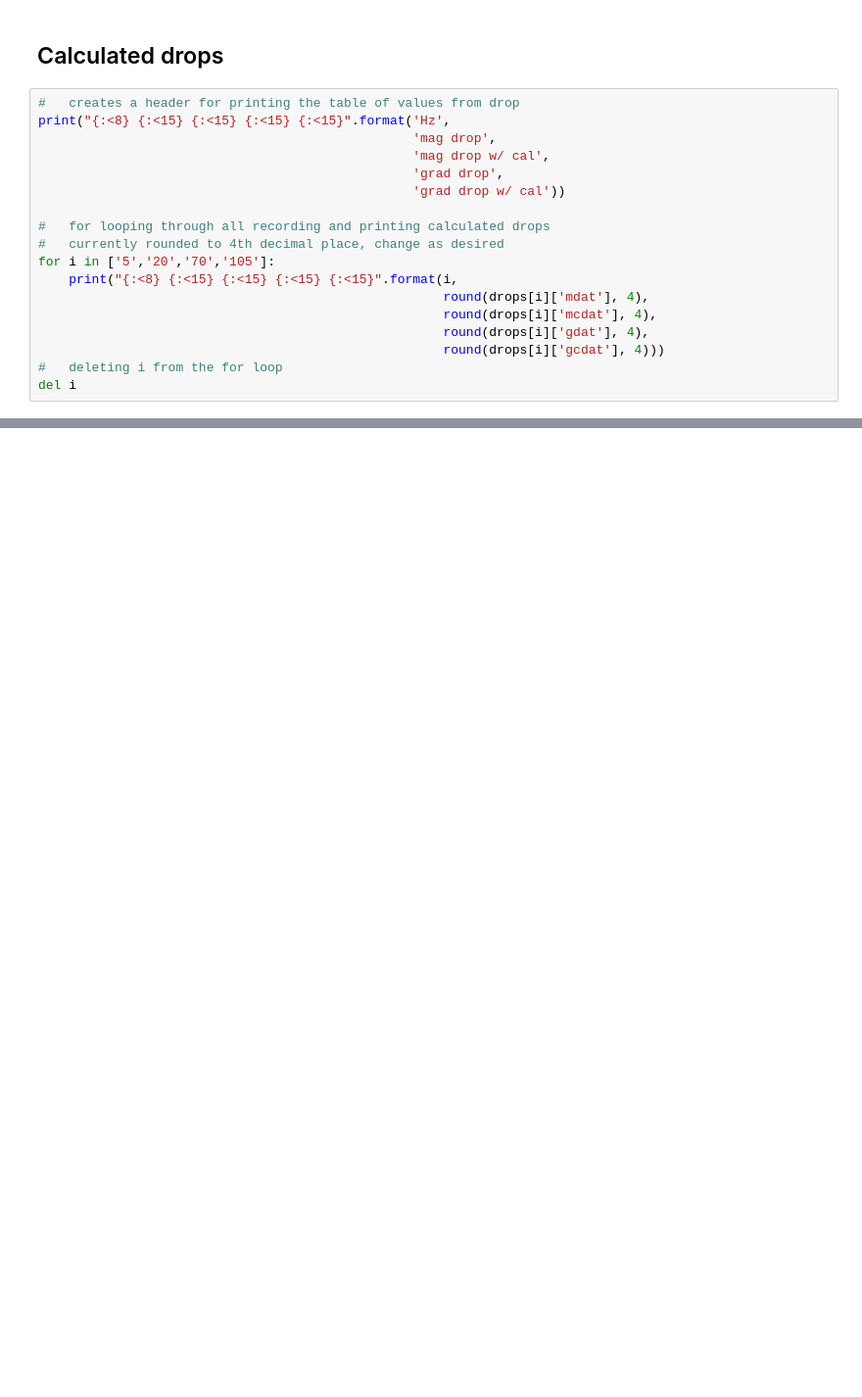
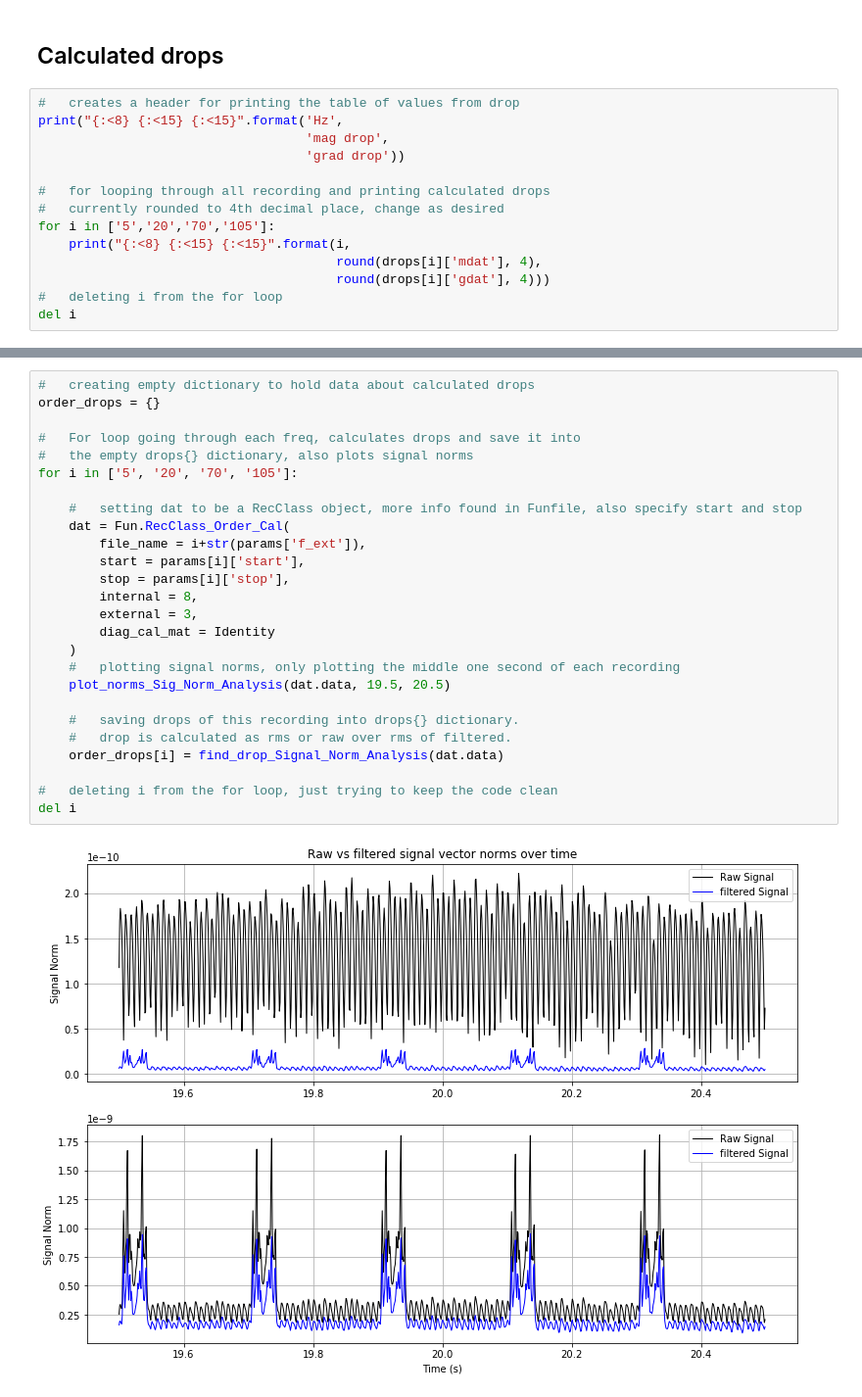
Before and after one commit to pyollin/I-Labs-Research, a Jupyter notebook: Signal Norm Analysis.ipynb, the cells around one changed output, grey strips where cells are left out. Shown at 98% size. Drawn from its saved outputs; the diff is of its cells as text; blank space fills up the shorter version.

```diff
--- a/Signal Norm Analysis.ipynb
+++ b/Signal Norm Analysis.ipynb
@@ -48,20 +130,16 @@ del i
 ## Calculated drops
 # %%
 #   creates a header for printing the table of values from drop
-print("{:<8} {:<15} {:<15} {:<15} {:<15}".format('Hz',
-                                                 'mag drop',
-                                                 'mag drop w/ cal',
-                                                 'grad drop',
-                                                 'grad drop w/ cal'))
+print("{:<8} {:<15} {:<15}".format('Hz',
+                                   'mag drop',
+                                   'grad drop'))
 
 #   for looping through all recording and printing calculated drops
 #   currently rounded to 4th decimal place, change as desired
 for i in ['5','20','70','105']:
-    print("{:<8} {:<15} {:<15} {:<15} {:<15}".format(i,
-                                                     round(drops[i]['mdat'], 4),
-                                                     round(drops[i]['mcdat'], 4),
-                                                     round(drops[i]['gdat'], 4),
-                                                     round(drops[i]['gcdat'], 4)))
+    print("{:<8} {:<15} {:<15}".format(i,
+                                       round(drops[i]['mdat'], 4),
+                                       round(drops[i]['gdat'], 4)))
 #   deleting i from the for loop
 del i
 # %% [output]
@@ -72,0 +151,28 @@ Hz       mag drop        mag drop w/ cal grad drop       grad drop w/ cal
+# %%
+#   creating empty dictionary to hold data about calculated drops
+order_drops = {}
+
+#   For loop going through each freq, calculates drops and save it into
+#   the empty drops{} dictionary, also plots signal norms
+for i in ['5', '20', '70', '105']:
+
+    #   setting dat to be a RecClass object, more info found in Funfile, also specify start and stop
+    dat = Fun.RecClass_Order_Cal(
+        file_name = i+str(params['f_ext']),
+        start = params[i]['start'],
+        stop = params[i]['stop'],
+        internal = 8,
+        external = 3,
+        diag_cal_mat = Identity
+    )
+    #   plotting signal norms, only plotting the middle one second of each recording
+    plot_norms_Sig_Norm_Analysis(dat.data, 19.5, 20.5)
+
+    #   saving drops of this recording into drops{} dictionary.
+    #   drop is calculated as rms or raw over rms of filtered.
+    order_drops[i] = find_drop_Signal_Norm_Analysis(dat.data)
+
+#   deleting i from the for loop, just trying to keep the code clean
+del i
+# %% [output]
+[figure, added]
```
Also changed, not shown: parts of 8 cells of this notebook, 1 other file.
